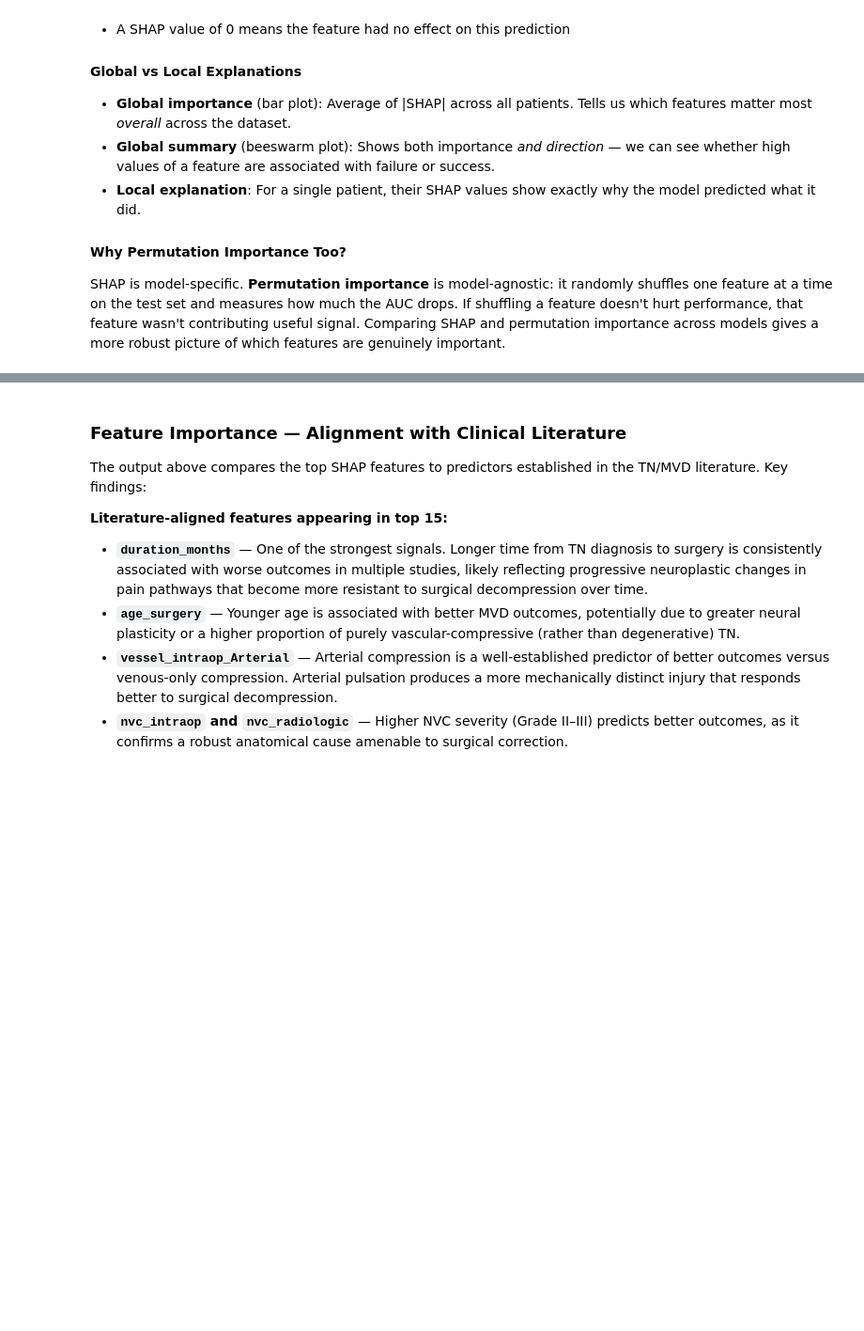
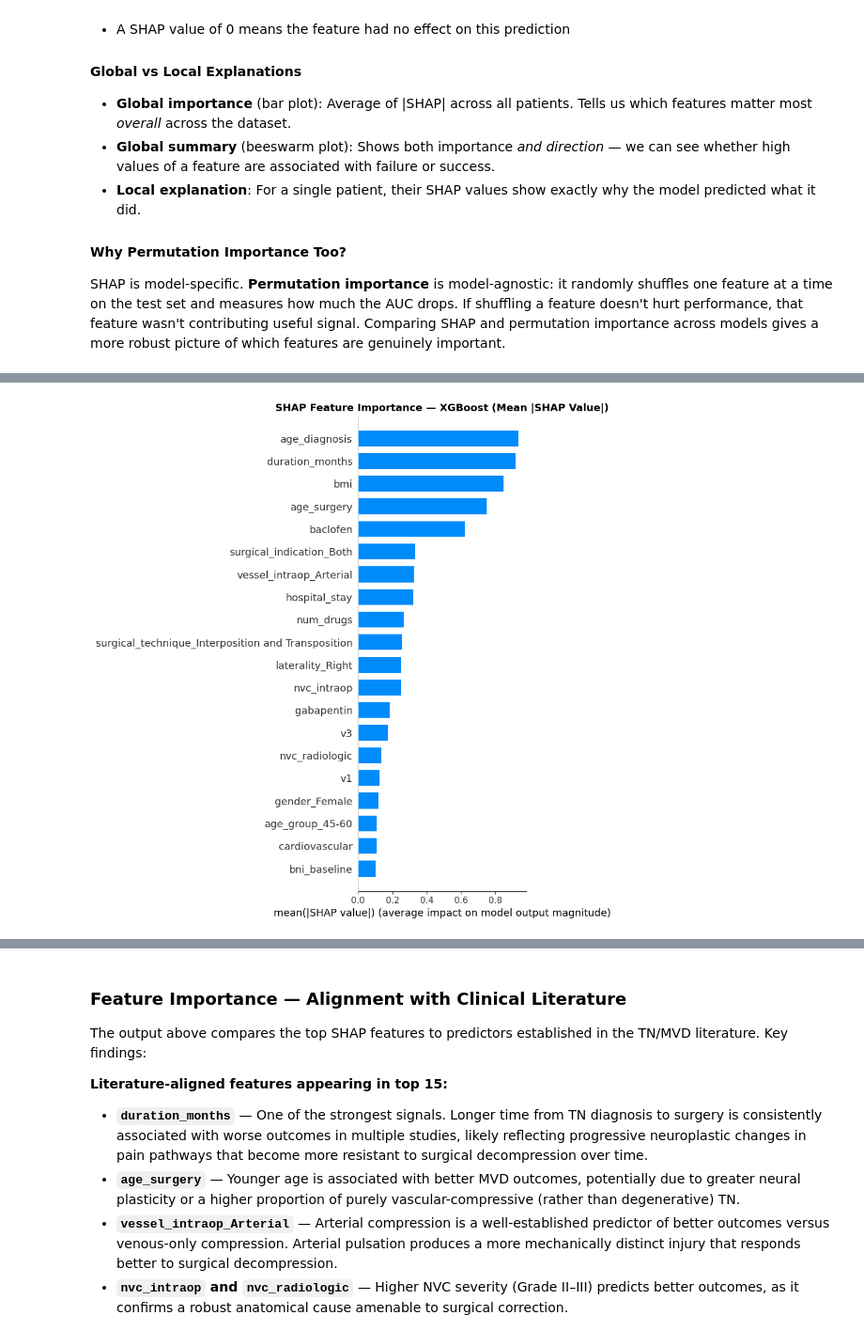
Before and after one commit to iherath/TN-MVD-outcomes, a Jupyter notebook: TN_MVD_Analysis.ipynb, the cells around one changed output, grey strips where cells are left out. Shown at 94% size. Drawn from its saved outputs; the diff is of its cells as text; code cells hidden in the pictures; blank space fills up the shorter version.

```diff
--- a/TN_MVD_Analysis.ipynb
+++ b/TN_MVD_Analysis.ipynb
@@ -962,12 +1142,14 @@ plt.show()
 # %%
-# ── SHAP bar plot (mean |SHAP|) ──
-fig, ax = plt.subplots(figsize=(10, 8))
+# ── SHAP bar plot (mean |SHAP|) — XGBoost ──
+plt.figure(figsize=(12, 10))
 shap.summary_plot(shap_values_xgb, X_train_proc, feature_names=feature_names,
                    plot_type='bar', max_display=20, show=False)
 plt.title('SHAP Feature Importance — XGBoost (Mean |SHAP Value|)', fontweight='bold', fontsize=13)
 plt.tight_layout()
 plt.savefig('shap_importance_bar.png', dpi=100, bbox_inches='tight')
 plt.show()
+# %% [output]
+[figure, added]
 # %%
 # ── Random Forest SHAP ──
 explainer_rf = shap.TreeExplainer(best_rf)
```
Also changed, not shown: parts of 33 cells of this notebook, 2 other files.
